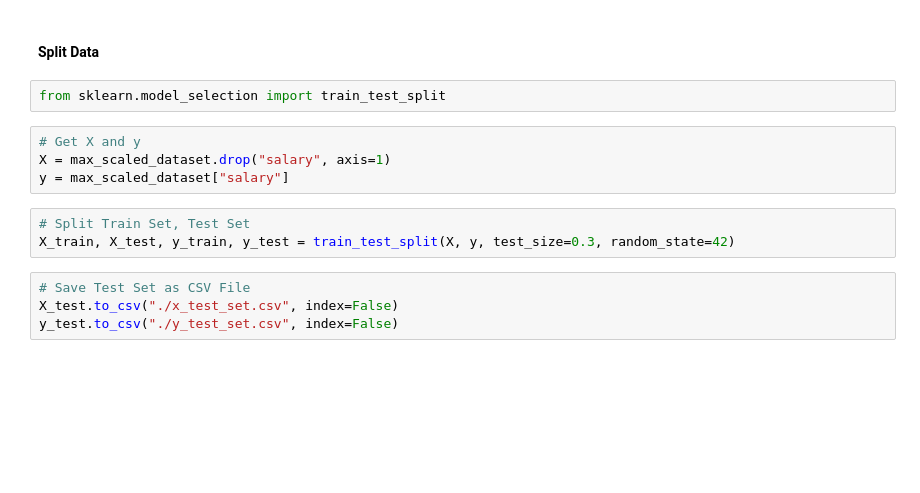
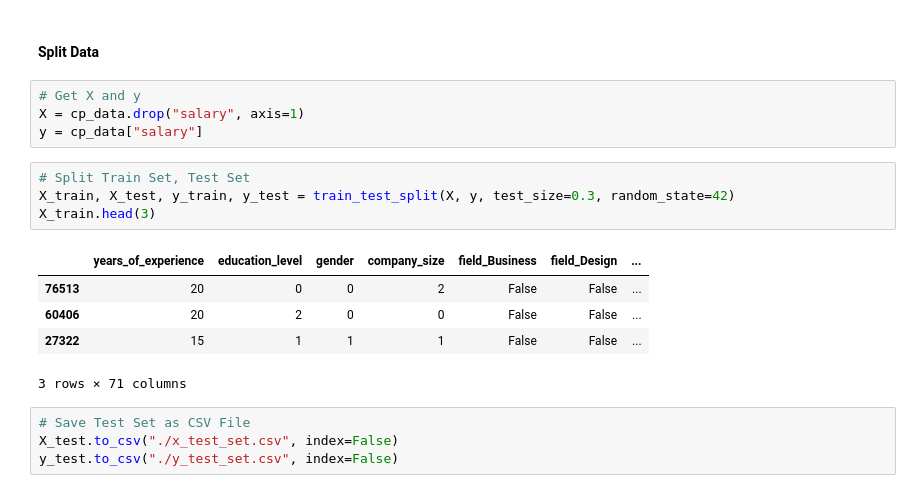
Before and after one commit to KaraniAbdellah/Job_Market, a Jupyter notebook: model_random_forset.ipynb, the cells around one changed output. Drawn from its saved outputs; the diff is of its cells as text; blank space fills up the shorter version.

```diff
--- a/model_random_forset.ipynb
+++ b/model_random_forset.ipynb
@@ -99,14 +66,19 @@ max_scaled_dataset.describe()
 # %% [markdown]
 #### Split Data
-# %%
-from sklearn.model_selection import train_test_split
 # %%
 # Get X and y
-X = max_scaled_dataset.drop("salary", axis=1)
-y = max_scaled_dataset["salary"]
+X = cp_data.drop("salary", axis=1)
+y = cp_data["salary"]
 # %%
 # Split Train Set, Test Set
 X_train, X_test, y_train, y_test = train_test_split(X, y, test_size=0.3, random_state=42)
+X_train.head(3)
+# %% [output]
+|  | years_of_experience | education_level | gender | company_size | field_Business | field_Design | ... |
+| 76513 | 20 | 0 | 0 | 2 | False | False | ... |
+| 60406 | 20 | 2 | 0 | 0 | False | False | ... |
+| 27322 | 15 | 1 | 1 | 1 | False | False | ... |
+3 rows × 71 columns
 # %%
 # Save Test Set as CSV File
 X_test.to_csv("./x_test_set.csv", index=False)
```
Also changed, not shown: parts of 22 cells of this notebook, 4 other files.
